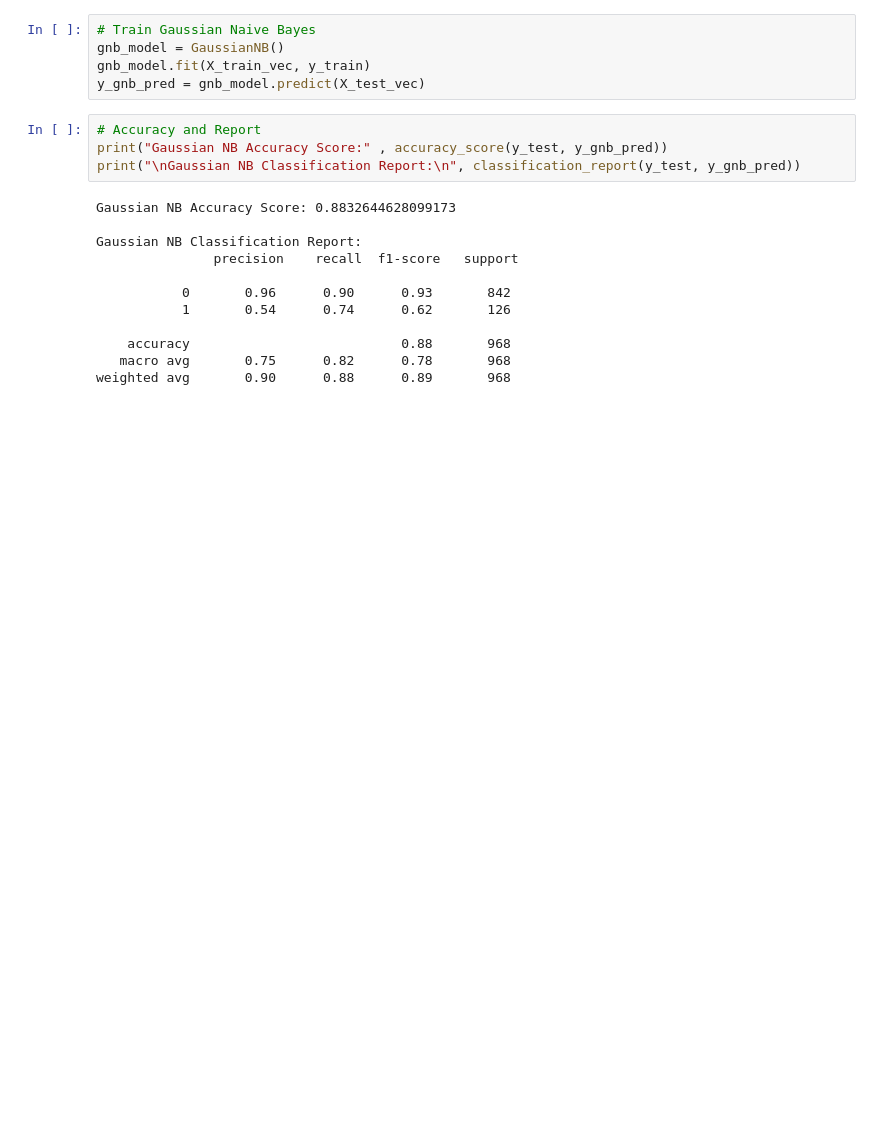
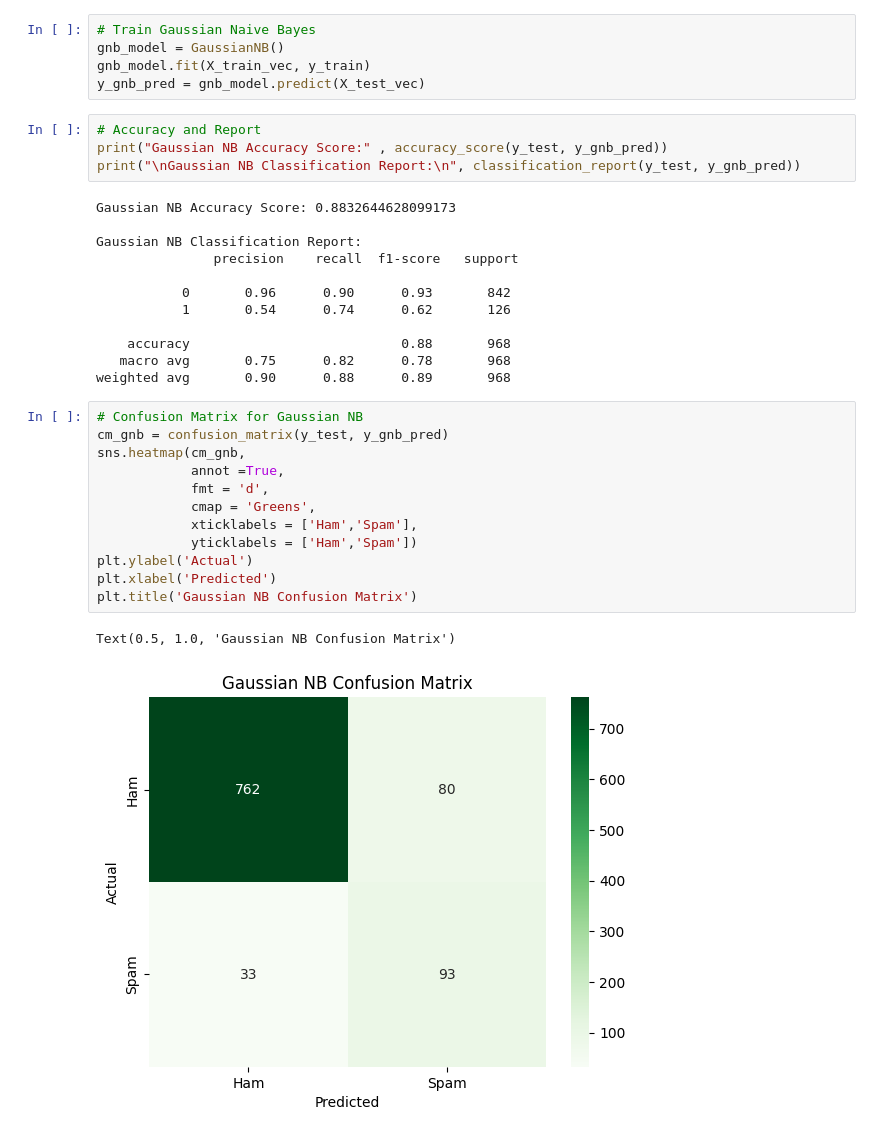
Before and after one commit to mohidqadeer123/Naive-Bayes-Spam-Classifier, a Jupyter notebook: notebooks/NaiveBayes_Spam.ipynb, the cells around one changed output. Drawn from its saved outputs; the diff is of its cells as text; blank space fills up the shorter version.

Commit message:
Confsuion Matrix for Gaussian NB

```diff
--- a/notebooks/NaiveBayes_Spam.ipynb
+++ b/notebooks/NaiveBayes_Spam.ipynb
@@ -96,3 +96,18 @@ Gaussian NB Classification Report:
     accuracy                           0.88       968
    macro avg       0.75      0.82      0.78       968
 weighted avg       0.90      0.88      0.89       968
+# %%
+# Confusion Matrix for Gaussian NB
+cm_gnb = confusion_matrix(y_test, y_gnb_pred)
+sns.heatmap(cm_gnb,
+            annot =True,
+            fmt = 'd',
+            cmap = 'Greens',
+            xticklabels = ['Ham','Spam'],
+            yticklabels = ['Ham','Spam'])
+plt.ylabel('Actual')
+plt.xlabel('Predicted')
+plt.title('Gaussian NB Confusion Matrix')
+# %% [output]
+Text(0.5, 1.0, 'Gaussian NB Confusion Matrix')
+[figure, added]
```
